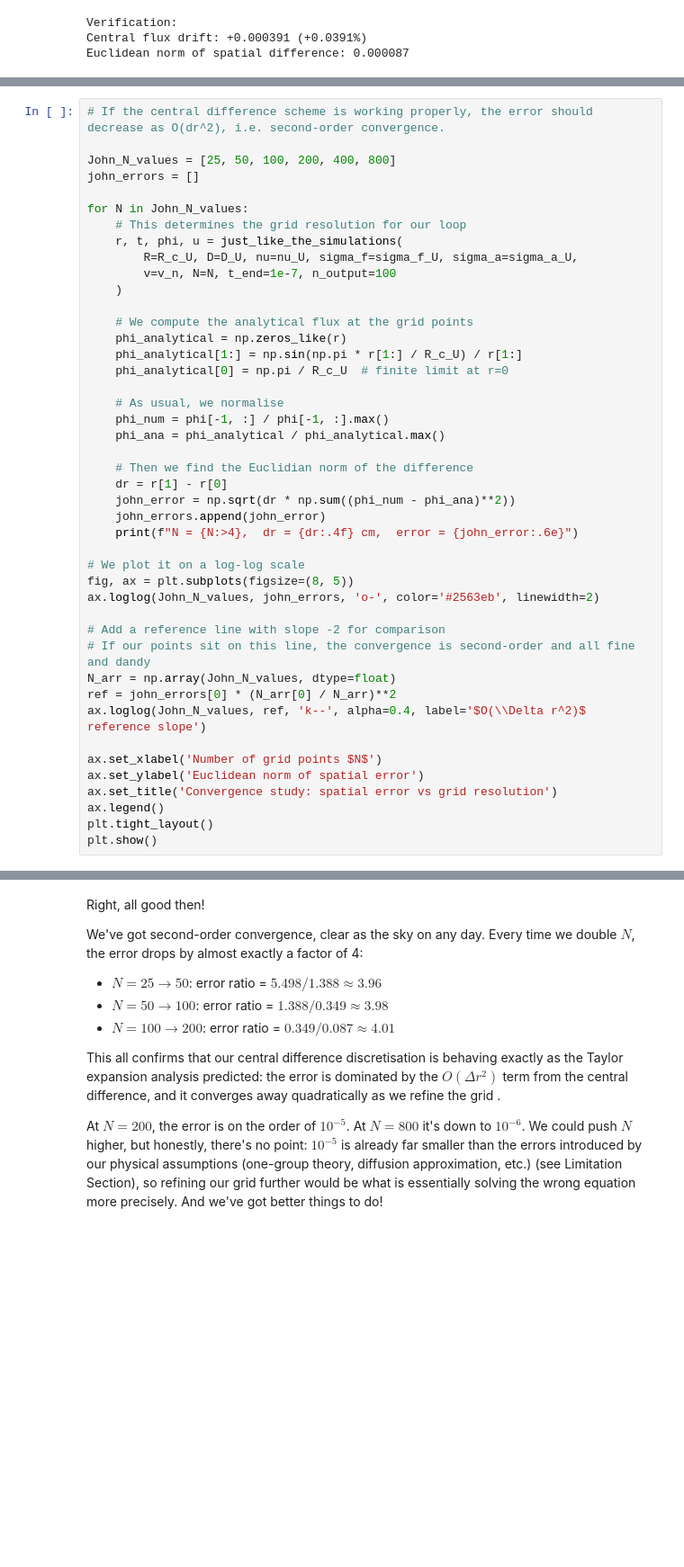
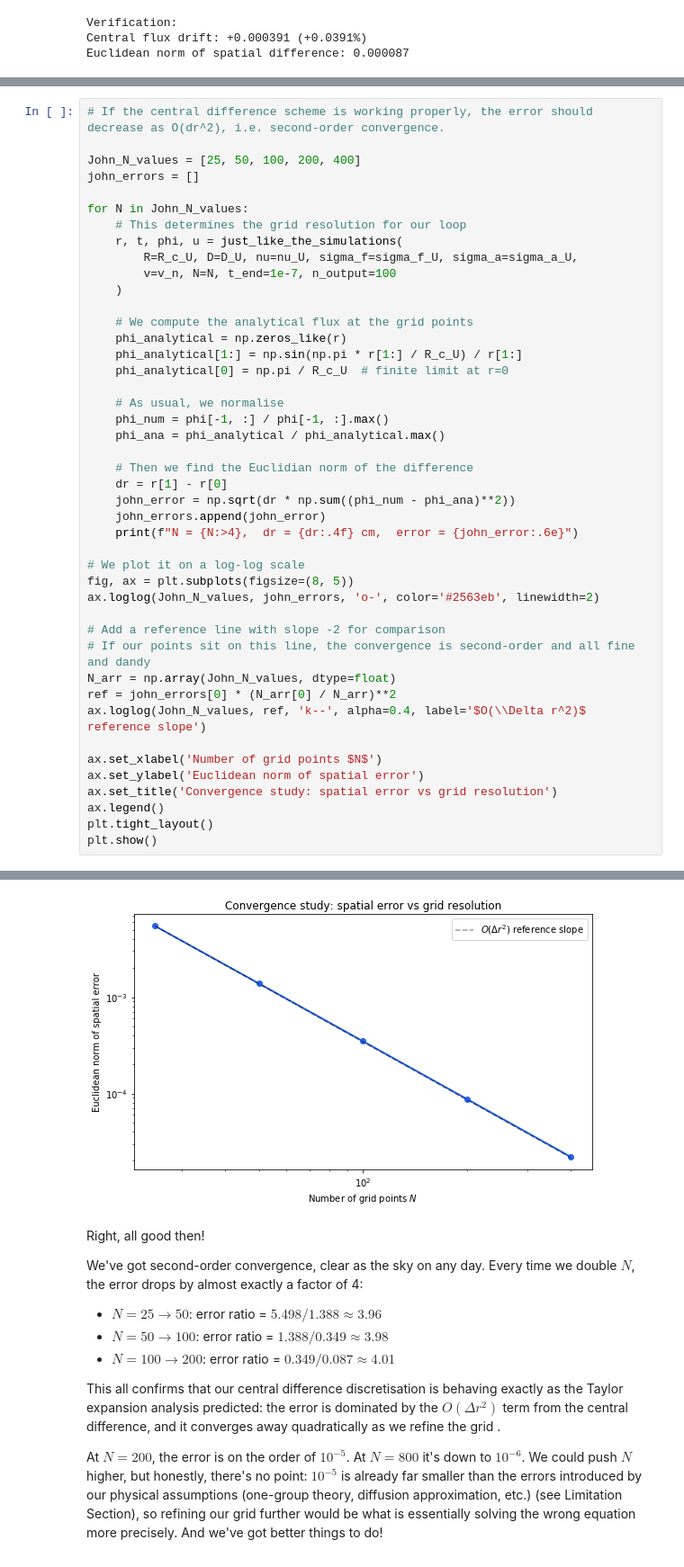
Before and after one commit to StemmedAxis06/M6023_notebook_23360932014, a Jupyter notebook: neutron_diffusion.ipynb, the cells around one changed output, grey strips where cells are left out. Shown at 90% size. Saved outputs shown, nothing was run; the diff lists cells and outputs as text; blank space fills up the shorter version.

```diff
--- a/neutron_diffusion.ipynb
+++ b/neutron_diffusion.ipynb
@@ -1190,7 +1248,7 @@ But a double check wouldn't hurt. Let's do a quick convergence study.
 # %%
 # If the central difference scheme is working properly, the error should decrease as O(dr^2), i.e. second-order convergence.
 
-John_N_values = [25, 50, 100, 200, 400, 800]
+John_N_values = [25, 50, 100, 200, 400]
 john_errors = []
 
 for N in John_N_values:
@@ -1239,3 +1298,4 @@ KeyboardInterrupt:
+[figure, added]
 # %% [markdown]
 Right, all good then!
 
```
Also changed, not shown: parts of 13 cells of this notebook.
